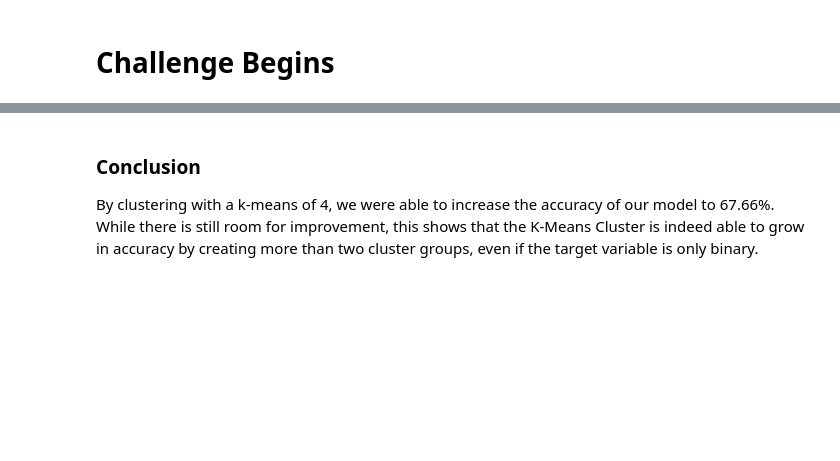
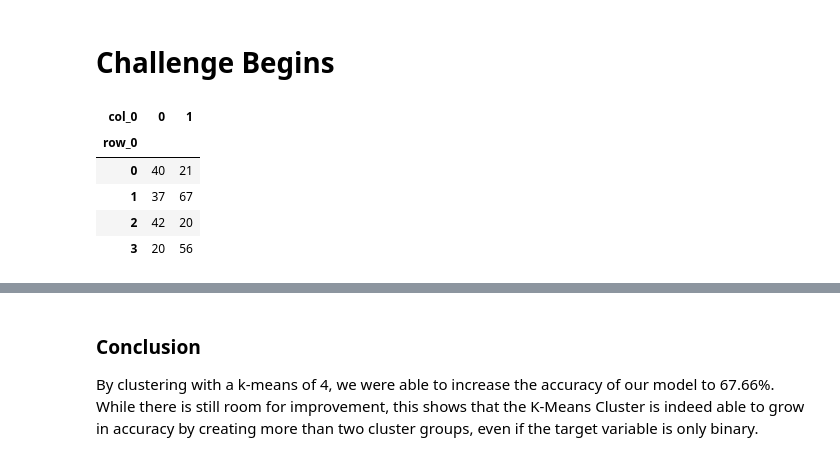
Before and after one commit to paulbenschmidt/thinkful-coursework, a Jupyter notebook: Unit4-UnsupervisedLearning/4.2.2 Exercise - K-Means.ipynb, the cells around one changed output, grey strips where cells are left out. Saved outputs shown, nothing was run; the diff lists cells and outputs as text; code cells hidden in the pictures; blank space fills up the shorter version.

```diff
--- a/Unit4-UnsupervisedLearning/4.2.2 Exercise - K-Means.ipynb
+++ b/Unit4-UnsupervisedLearning/4.2.2 Exercise - K-Means.ipynb
@@ -120,6 +120,16 @@ This marks a significant change. How substantial is the computational performanc
 Your task is to take the $k$-means code here and see what happens when you change the value of $k$.  What solution, if any, do you find most compelling? Does complexity start to become an issue with this data set? Play around a bit and write up your findings and your process to share with your mentor.  Keep in mind that it may be possible to have a solution with more than two clusters that is still better at tracking the real binary outcome – two of those clusters may map to "heart disease" while the other maps to "no heart disease," for example.
 # %% [markdown]
 # Challenge Begins
+# %%
+y_pred = KMeans(n_clusters=4, random_state=42).fit_predict(X_pca)
+pd.crosstab(y_pred, y)
+# %% [output]
+| col_0 | 0 | 1 |
+| row_0 |  |  |
+| 0 | 40 | 21 |
+| 1 | 37 | 67 |
+| 2 | 42 | 20 |
+| 3 | 20 | 56 |
 # %%
 # Defining our handy-dandy crosstab function
 def interpret(crosstab):
```
Also changed, not shown: parts of 2 cells of this notebook.
